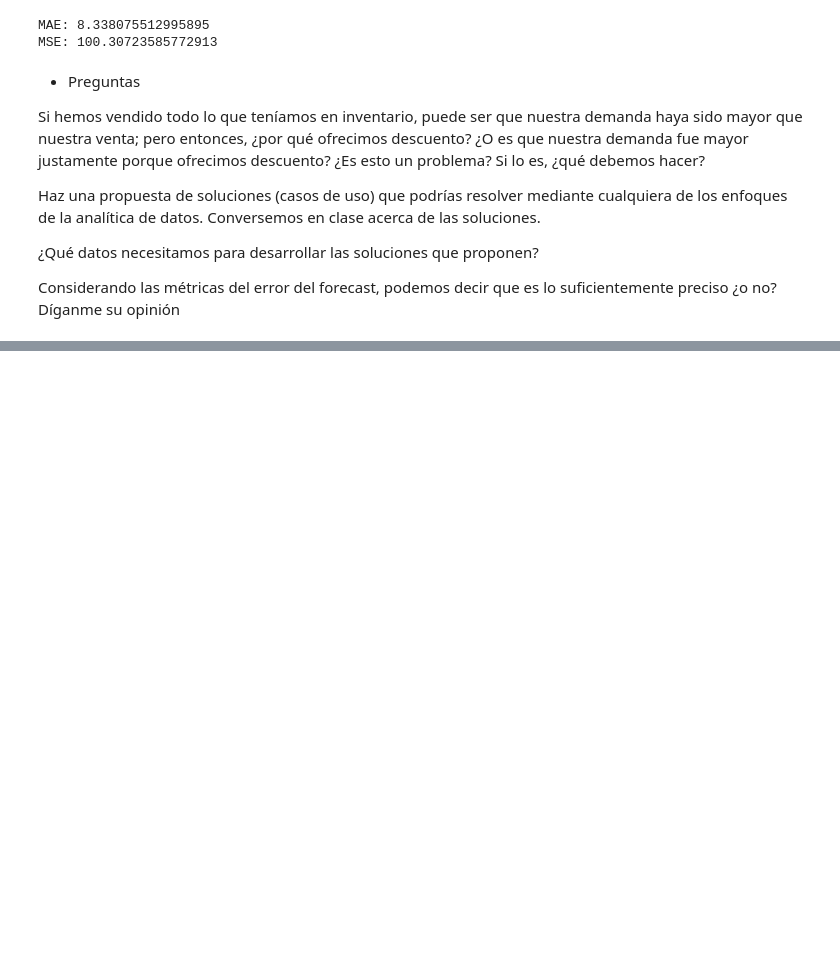
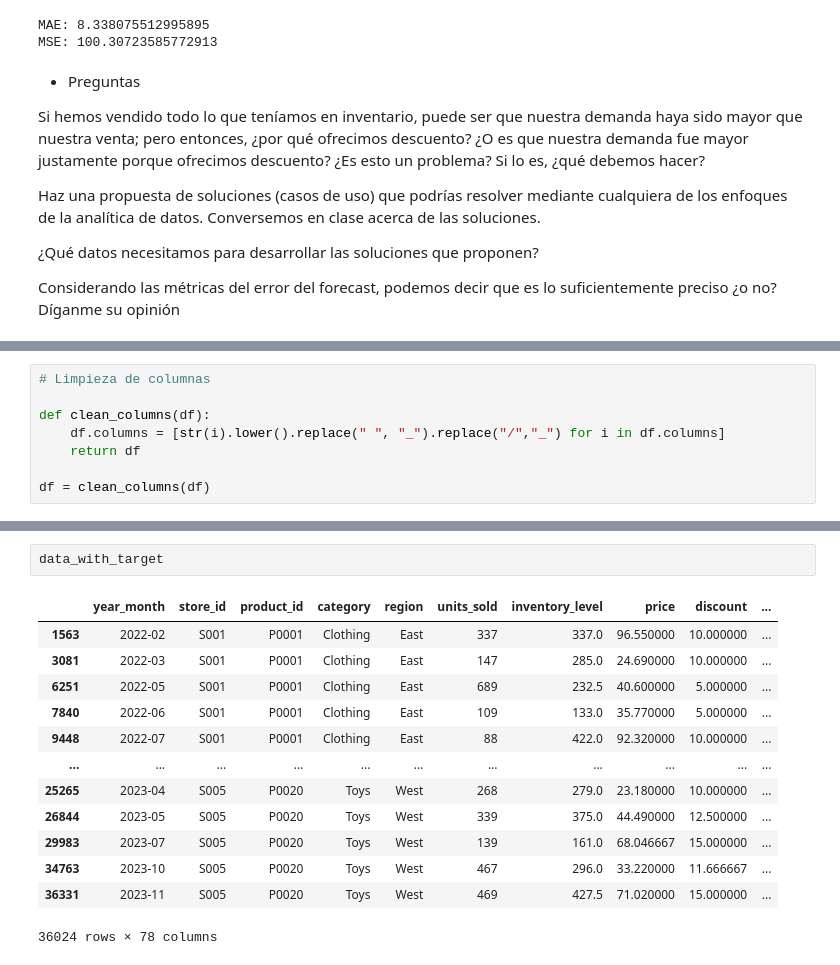
Before and after one commit to mutsukikagura/gobierno_datos_207, a Jupyter notebook: codigo/s1.ipynb, the cells around one changed output, grey strips where cells are left out. Cells and saved outputs as stored; diff of their text form; blank space fills up the shorter version.

```diff
--- a/codigo/s1.ipynb
+++ b/codigo/s1.ipynb
@@ -104,0 +107,8 @@ Considerando las métricas del error del forecast, podemos decir que es lo sufic
+# %%
+# Limpieza de columnas
+
+def clean_columns(df):
+    df.columns = [str(i).lower().replace(" ", "_").replace("/","_") for i in df.columns]
+    return df
+
+df = clean_columns(df)
@@ -104,0 +274,16 @@ Considerando las métricas del error del forecast, podemos decir que es lo sufic
+# %%
+data_with_target
+# %% [output]
+|  | year_month | store_id | product_id | category | region | units_sold | inventory_level | price | discount | ... |
+| 1563 | 2022-02 | S001 | P0001 | Clothing | East | 337 | 337.0 | 96.550000 | 10.000000 | ... |
+| 3081 | 2022-03 | S001 | P0001 | Clothing | East | 147 | 285.0 | 24.690000 | 10.000000 | ... |
+| 6251 | 2022-05 | S001 | P0001 | Clothing | East | 689 | 232.5 | 40.600000 | 5.000000 | ... |
+| 7840 | 2022-06 | S001 | P0001 | Clothing | East | 109 | 133.0 | 35.770000 | 5.000000 | ... |
+| 9448 | 2022-07 | S001 | P0001 | Clothing | East | 88 | 422.0 | 92.320000 | 10.000000 | ... |
+| ... | ... | ... | ... | ... | ... | ... | ... | ... | ... | ... |
+| 25265 | 2023-04 | S005 | P0020 | Toys | West | 268 | 279.0 | 23.180000 | 10.000000 | ... |
+| 26844 | 2023-05 | S005 | P0020 | Toys | West | 339 | 375.0 | 44.490000 | 12.500000 | ... |
+| 29983 | 2023-07 | S005 | P0020 | Toys | West | 139 | 161.0 | 68.046667 | 15.000000 | ... |
+| 34763 | 2023-10 | S005 | P0020 | Toys | West | 467 | 296.0 | 33.220000 | 11.666667 | ... |
+| 36331 | 2023-11 | S005 | P0020 | Toys | West | 469 | 427.5 | 71.020000 | 15.000000 | ... |
+36024 rows × 78 columns
```
Also changed, not shown: parts of 4 cells of this notebook.
